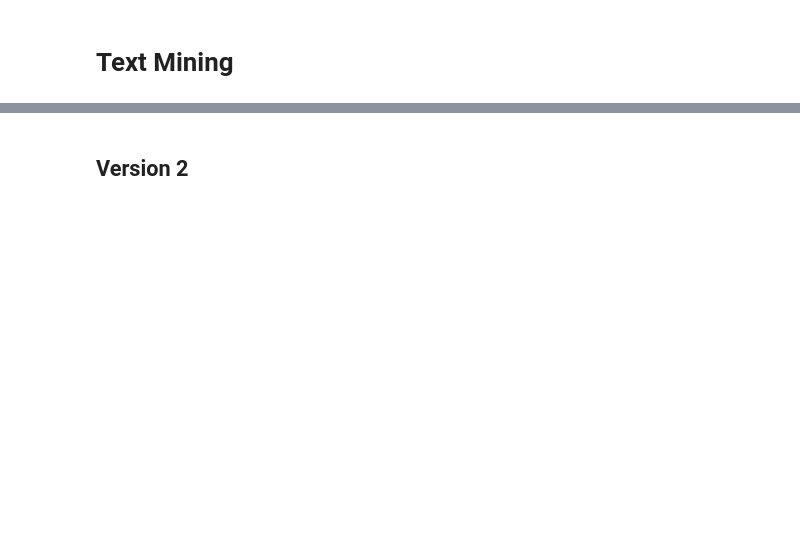
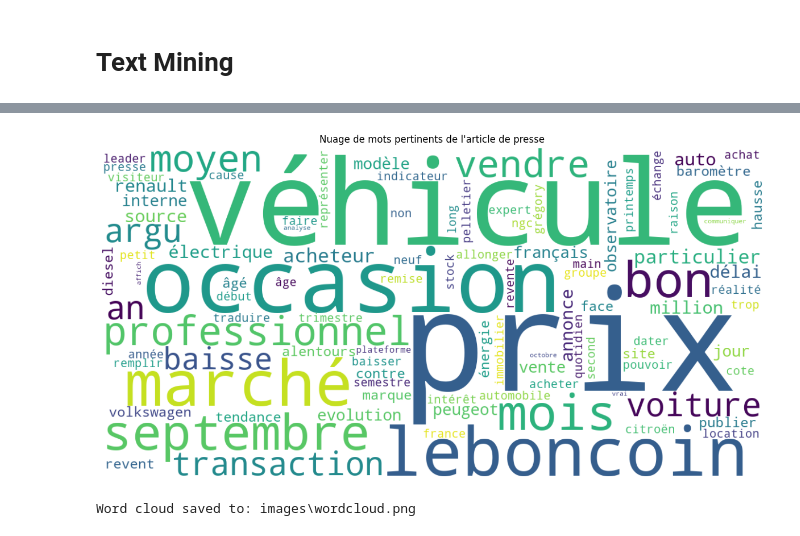
Before and after one commit to waigenius/dataviz_sda, a Jupyter notebook: Text_Mining.ipynb, the cells around one changed output, grey strips where cells are left out. Saved outputs shown, nothing was run; the diff lists cells and outputs as text; code cells hidden in the pictures; blank space fills up the shorter version.

Commit message:
WordCloud sur App / Readme Update / Text Mining clean

```diff
--- a/Text_Mining.ipynb
+++ b/Text_Mining.ipynb
@@ -79,32 +101,50 @@ else:
 # %%
 if processed_tokens:
     text_for_wordcloud = " ".join(processed_tokens)
 
     # Configurer le WordCloud
     # 'width' et 'height' : Taille de l'image
     # 'background_color' : Couleur de fond
     # 'max_words' : Nombre maximal de mots à afficher
     # 'min_font_size' : Taille minimale des polices
     # 'collocations=False' : Important pour éviter que WordCloud ne regroupe des mots comme "pomme de" s'ils ne sont pas un concept unique
     # 'stopwords' : Même si déjà filtrés, on peut les repasser pour être sûr (WordCloud a aussi sa propre liste)
     #               Pour WordCloud, il faut une liste, pas un set.
     french_stopwords = spacy.lang.fr.stop_words.STOP_WORDS # Utilise la liste de mots vides de spaCy
 
     wordcloud = WordCloud(width=1200, height=600,
                           background_color='white',
                           max_words=100, # Afficher les 100 mots les plus pertinents
                           min_font_size=10,
                           collocations=False,
                           stopwords=french_stopwords # Appliquer les stopwords ici aussi
                          ).generate(text_for_wordcloud) # Utiliser la chaîne de tokens prétraités
 
     # Afficher le nuage de mots
     plt.figure(figsize=(15, 8))
     plt.imshow(wordcloud, interpolation='bilinear')
     plt.axis('off') # Cache les axes
     plt.title("Nuage de mots pertinents de l'article de presse")
     plt.show()
+
+    # Sauvegarde l'image du WordCloud
+    def generate_and_save_wordcloud(wordcloud, output_filename="wordcloud.png"):
+        # Créer le dossier images si nécessaire
+        if not os.path.exists('images'):
+            os.makedirs('images')
+
+        # Définir le chemin complet du fichier
+        output_path = os.path.join('images', output_filename)
+
+        # Sauvegarder l'image du WordCloud dans le dossier 'images'
+        wordcloud.to_file(output_path)
+        return output_path
+
+    # Sauvegarder le fichier dans le dossier 'images'
+    image_path = generate_and_save_wordcloud(wordcloud, output_filename="wordcloud.png")
+    print(f"Word cloud saved to: {image_path}")
 else:
     print("Impossible de générer le nuage de mots car aucun token pertinent n'a été extrait.")
+# %% [output]
+[figure, added]
+Word cloud saved to: images\wordcloud.png
-# %% [markdown]
-## Version 2
```
Also changed, not shown: parts of 5 cells of this notebook, 4 other files.
